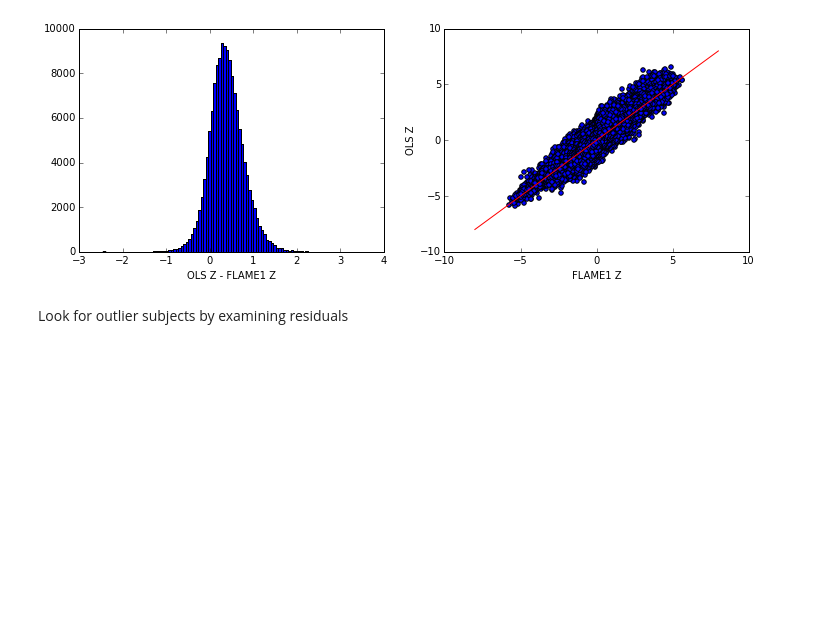
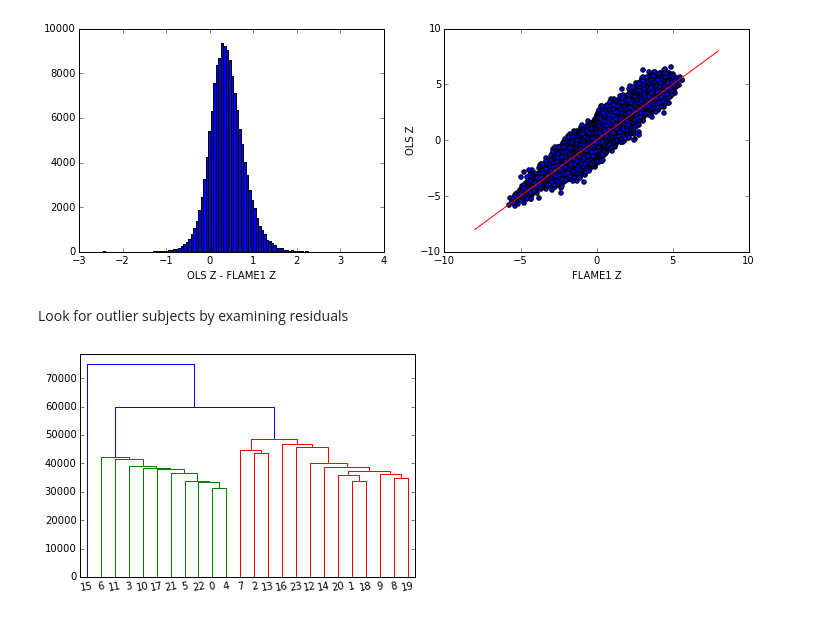
Before and after one commit to poldrack/fmri-analysis-vm, a Jupyter notebook: analysis/group/GroupAnalysis.ipynb, the cells around one changed output. Cells and saved outputs as stored; diff of their text form; code cells hidden in the pictures; blank space fills up the shorter version.

```diff
--- a/analysis/group/GroupAnalysis.ipynb
+++ b/analysis/group/GroupAnalysis.ipynb
@@ -271,6 +271,12 @@ resdata=numpy.zeros((res4d.shape[3],numpy.sum(maskdata)))
 for i in range(res4d.shape[3]):
     tmp=res4d[:,:,:,i]
     resdata[i,:]=tmp[maskdata>0]
+# %%
+import scipy.cluster.hierarchy
+hclust=scipy.cluster.hierarchy.ward(resdata)
+cl=scipy.cluster.hierarchy.dendrogram(hclust)
+# %% [output]
+[figure, added]
 # %%
 import sklearn.manifold
 t=sklearn.manifold.TSNE(init='pca')
```
Also changed, not shown: parts of 3 cells of this notebook.
